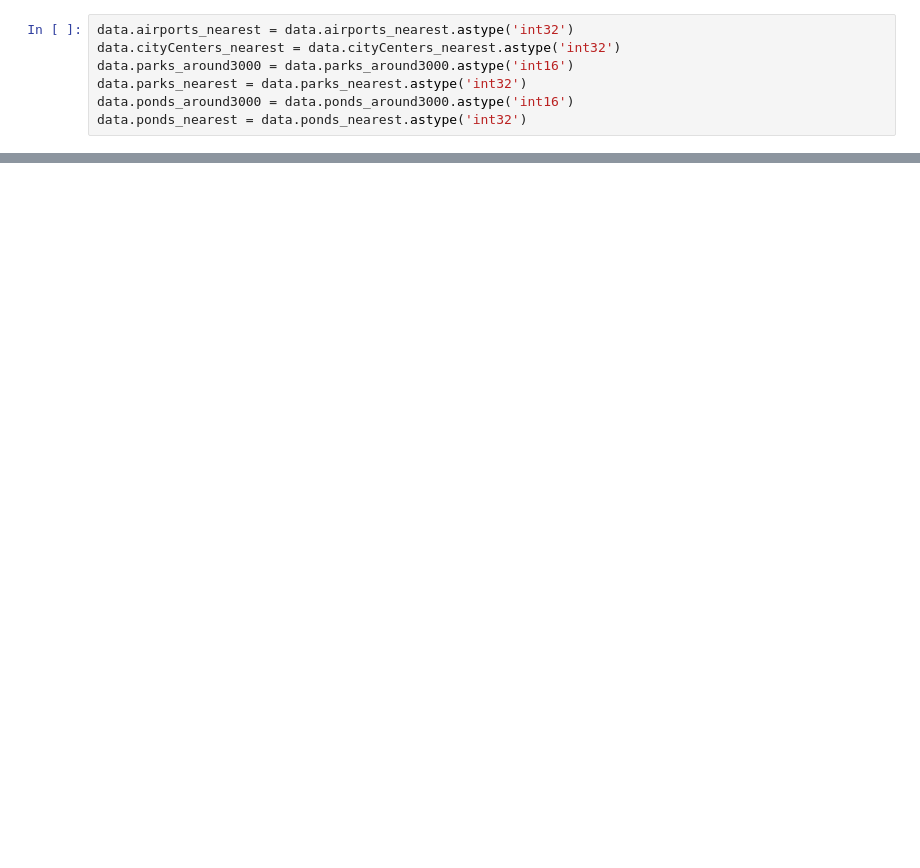
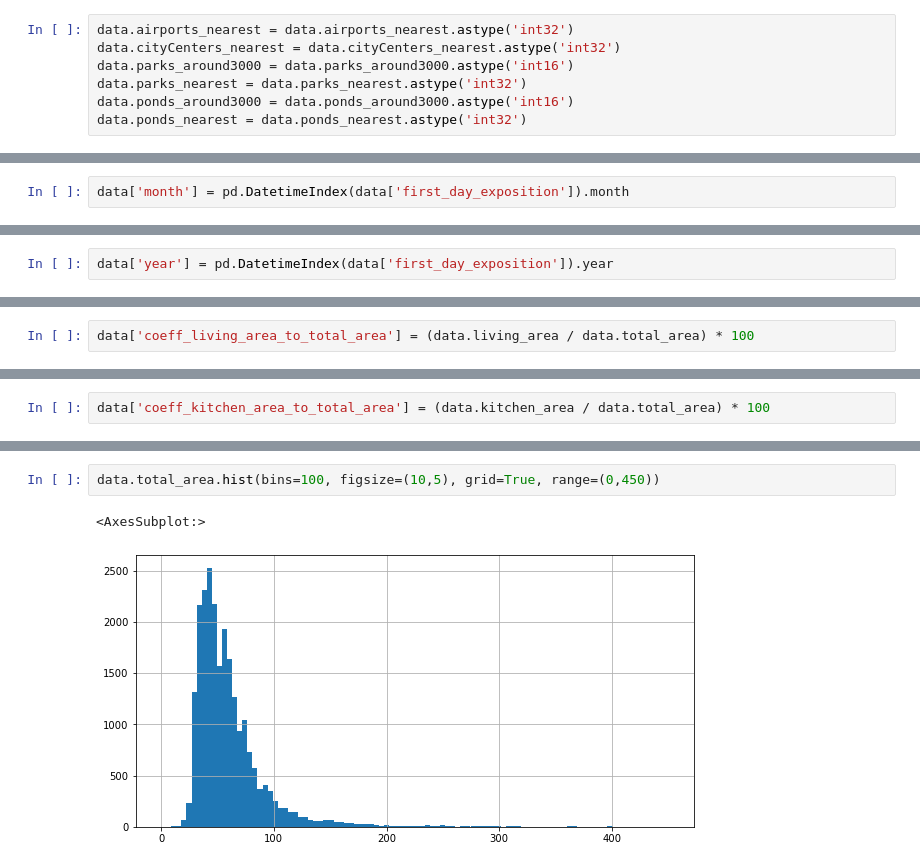
Before and after one commit to PavlovMaximYurevich/research_real_estate, a Jupyter notebook: real_estate.ipynb, the cells around one changed output, grey strips where cells are left out. Cells and saved outputs as stored; diff of their text form; blank space fills up the shorter version.

```diff
--- a/real_estate.ipynb
+++ b/real_estate.ipynb
@@ -1018,0 +1068,2 @@ memory usage: 2.4+ MB
+# %%
+data['month'] = pd.DatetimeIndex(data['first_day_exposition']).month
@@ -1018,0 +1086,2 @@ memory usage: 2.4+ MB
+# %%
+data['year'] = pd.DatetimeIndex(data['first_day_exposition']).year
@@ -1018,0 +1104,2 @@ memory usage: 2.4+ MB
+# %%
+data['coeff_living_area_to_total_area'] = (data.living_area / data.total_area) * 100
@@ -1018,0 +1122,2 @@ memory usage: 2.4+ MB
+# %%
+data['coeff_kitchen_area_to_total_area'] = (data.kitchen_area / data.total_area) * 100
@@ -1018,0 +1140,5 @@ memory usage: 2.4+ MB
+# %%
+data.total_area.hist(bins=100, figsize=(10,5), grid=True, range=(0,450))
+# %% [output]
+<AxesSubplot:>
+[figure, added]
```
Also changed, not shown: parts of 116 cells of this notebook.
